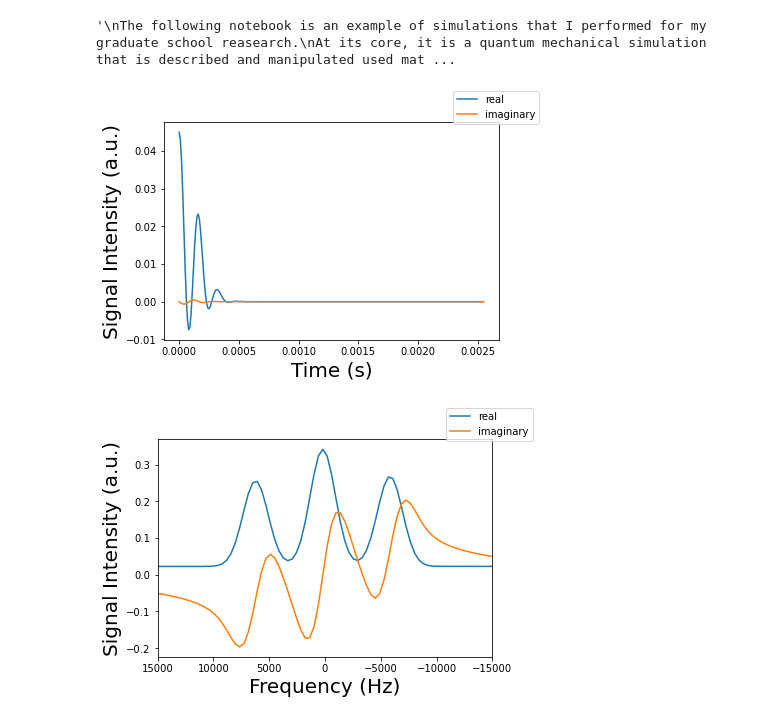
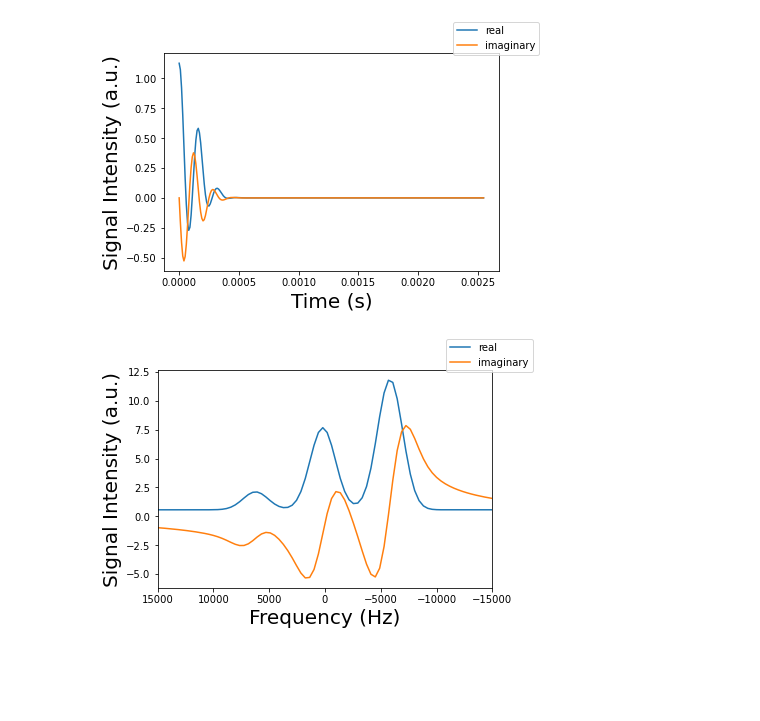
Before and after one commit to MichaelEWest/NMRCodeExamples, a Jupyter notebook: 1PulseAcquireExample.ipynb, the cells around one changed output. Cells and saved outputs as stored; diff of their text form; code cells hidden in the pictures; blank space fills up the shorter version.

```diff
--- a/1PulseAcquireExample.ipynb
+++ b/1PulseAcquireExample.ipynb
@@ -1,31 +1,27 @@
 # %%
-'''
-The following notebook is an example of simulations that I performed for my graduate school reasearch.
-At its core, it is a quantum mechanical simulation that is described and manipulated used matrices and linear algebra.
-
-This code is automated and generates a final NMR spectrum that consists of three peaks.
-I used this code to determine the spin polarization of GaAs under exotic experimental conditions.  This was done by
-simulating the shape of an NMR spectrum at various experimental temperatures (T) and "tip angles" (tipangle)
-for a "Pulse-Acquire" NMR experiment.  At high T (greater than 0.05 Kelvin or so), the two peaks on the left and right side
-of the spectrum are symmetric.  At low T, these two peaks are not symmetric, and has some wonderful theory ramifications and
-applications.
-
-The experiment is diagrammed below:
-
-0  1
- __
-|  |
-|P1|     ACQ
-|  |____________
-
-
-The x-axis is time, and the system is explicitly calculated at 2 points (labeled 0, 1).
-The system is manipulated by a pulse of radio-frequency energy (P1)
-The simulated signal can then be generated at and after time point 1 (labeled "ACQ" for "acquisition" of signal.)
-
-The simulation is automated and generates a final NMR spectrum of three peaks of varying intensity.  There are a few suggested variables that can played with to see how the symmetry changes:
-    T, tipangle1
-'''
+#The following notebook is an example of simulations that I performed for my graduate school reasearch.
+#At its core, it is a quantum mechanical simulation that is described and manipulated used matrices and linear algebra.
+#
+#This code is automated and generates a final NMR spectrum that consists of three peaks.
+#I used this code to determine the spin polarization of GaAs under exotic experimental conditions.  This was done by
+#simulating the shape of an NMR spectrum at various experimental temperatures (T) and "tip angles" (tipangle)
+#for a "Pulse-Acquire" NMR experiment.  At high T (greater than 0.05 Kelvin or so), the two peaks on the left and right side
+#of the spectrum are symmetric.  At low T, these two peaks are not symmetric, and has some wonderful theory ramifications and
+#applications.
+#
+#The experiment is diagrammed below:
+#
+#     0  1
+#      __
+#     |  |
+#     |P1|     ACQ
+#_____|  |____________
+#
+#
+#The x-axis is time, and the system is explicitly calculated at 2 points (labeled 0, 1).
+#The system is manipulated by a pulse of radio-frequency energy (P1)
+#The simulated signal can then be generated at and after time point 1 (labeled "ACQ" for "acquisition" of signal.)
+#
+#The simulation is automated and generates a final NMR spectrum of three peaks of varying intensity.  There are a few suggested variables that can played with to see how the symmetry changes:
+#    T, tipangle1
-# %% [output]
-'\nThe following notebook is an example of simulations that I performed for my graduate school reasearch.\nAt its core, it is a quantum mechanical simulation that is described and manipulated used mat ...
 # %%
@@ -128,8 +126,10 @@ def Wig(I,theta):
             d[int(mp+I),int(m+I)] = sum
     return d
 # %%
+#THE CODE
+
 #Suggested 'manipulatable' variables:
-T  = -0.05                #Experimental temperature, Kelvin
+T  = -0.001                #Experimental temperature, Kelvin
 tipangle1 = -55             #Tip angle of pulse 1, degrees
 
 
@@ -177,32 +177,32 @@ time = np.linspace(0,(numpoint-1)*dwell,numpoint)
 nu = np.linspace(-0.5*(1/dwell),0.5*(1/dwell),numpoint)
 
 #Simulate the NMR signal
 #Signal is detected in real-time as the density matrix evolves in real-time, under influence of the H_FID Hamiltonian.
 rhostep = np.empty((numpoint,int(len(rho1)),int(len(rho1))),dtype=complex)  #initialize
 signal = np.empty((numpoint),dtype=complex)                                 #initialize
 
 for n in range(numpoint):
     rhostep[n,:,:] = LVN(expm(-1j*H_FID*time[n]),rho1)  #Evolution of the density matrix rho4 in real-time
     signal[n] = np.trace(np.matmul(rhostep[n,:,:],Iplus))*exp(-(n*dwell)**2/T2**2) #"Measurement" of signal, stored in the array "signal"
 
 
 #Plot the time-domain signal
 plt.plot(time,signal.real)
 plt.plot(time,signal.imag)
 plt.xlabel('Time (s)',fontsize = 20)
 plt.ylabel('Signal Intensity (a.u.)',fontsize = 20)
 plt.figlegend(('real','imaginary'),loc='upper right')
 plt.show()
 
 #Plot the frequency-domain signal
 fftsignal=np.fft.fftshift(np.fft.fft(signal))  #The signal can be fourier transformed into frequency domain, something arguably more useful to an NMR spectroscopist.
 plt.plot(nu,fftsignal.real)
 plt.plot(nu,fftsignal.imag)
 plt.xlim(15000,-15000)
 plt.xlabel('Frequency (Hz)',fontsize = 20)
 plt.ylabel('Signal Intensity (a.u.)',fontsize = 20)
 plt.figlegend(('real','imaginary'),loc='upper right')
 plt.show()
 # %% [output]
-[figure, old version]
+[figure, new version]
-[figure, old version]
+[figure, new version]
```
Also changed, not shown: parts of 1 cell of this notebook, 2 other files.
